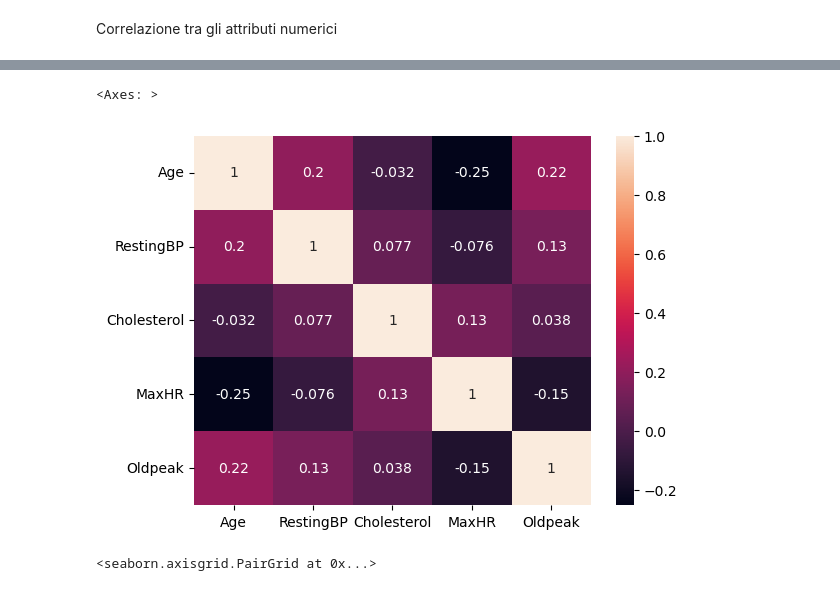
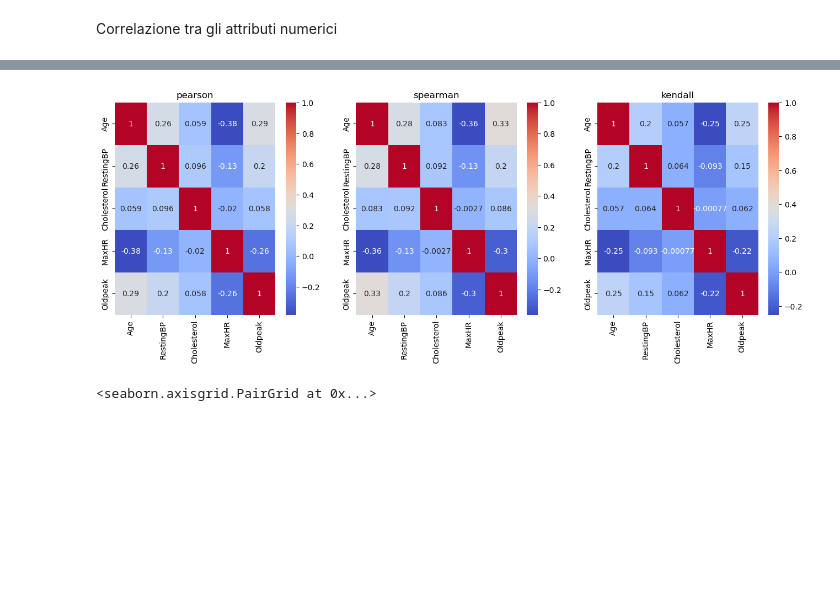
Before and after one commit to AngeloLongano/heart_failure_prediction, a Jupyter notebook: Analysis.ipynb, the cells around one changed output, grey strips where cells are left out. Saved outputs shown, nothing was run; the diff lists cells and outputs as text; code cells hidden in the pictures; blank space fills up the shorter version.

```diff
--- a/Analysis.ipynb
+++ b/Analysis.ipynb
@@ -415,11 +406,17 @@ sns.heatmap(df[numerical].corr(method="spearman"), annot=True)
-# %%
-sns.heatmap(
-    df[numerical].corr(method="kendall"),
-    annot=True,
-)
-# %% [output]
-<Axes: >
-[figure, removed]
+# %%
+methods = ["pearson", "spearman", "kendall"]
+fig, axs = plt.subplots(1, 3, figsize=(16, 5))
+
+for i, method in enumerate(methods):
+    sns.heatmap(
+        df_clean[numerical].corr(method=method),
+        annot=True,
+        ax=axs[i],
+        cmap="coolwarm",
+    )
+    axs[i].set_title(method)
+# %% [output]
+[figure, added]
 # %%
 sns.pairplot(
     data=df_clean[numerical + ["HeartDisease"]], hue="HeartDisease", corner=True
```
Also changed, not shown: parts of 12 cells of this notebook.
